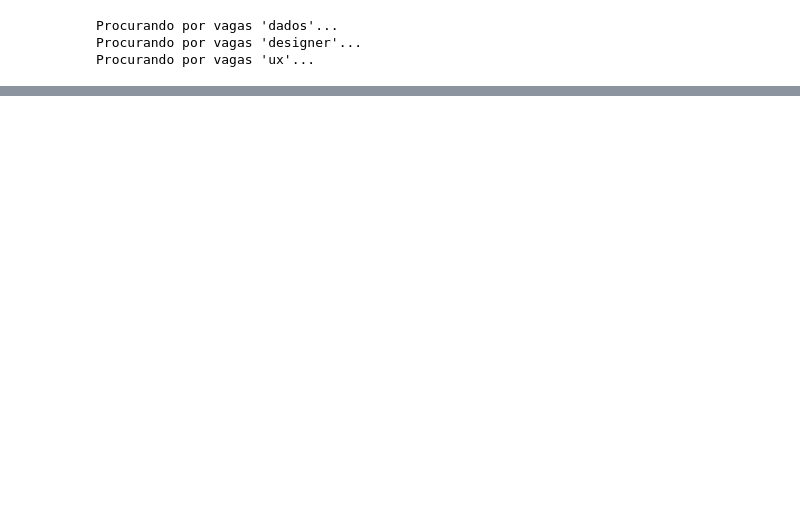
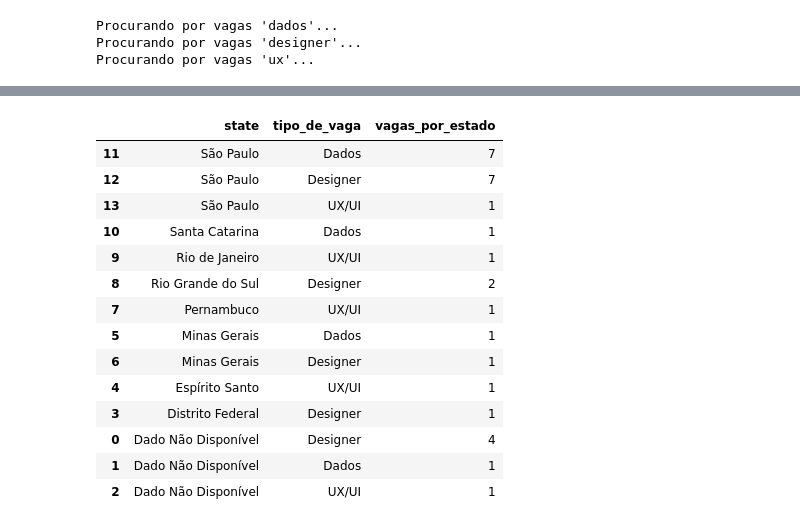
Before and after one commit to ht-yarll/gupy_api, a Jupyter notebook: test.ipynb, the cells around one changed output, grey strips where cells are left out. Drawn from its saved outputs; the diff is of its cells as text; code cells hidden in the pictures; blank space fills up the shorter version.

````diff
--- a/test.ipynb
+++ b/test.ipynb
@@ -18,6 +18,7 @@ df_vagas = pd.DataFrame.from_dict(df_normalize)
 ```
 # %%
 pd.set_option('display.max_rows', None)
+pd.set_option('display.max_columns', None)
 
 label_dados = 'dados'
 label_designer = 'designer'
@@ -91,2 +104,27 @@ df_vagas_consolidado
+# %%
+df_vagas_por_estado = (df_vagas.groupby('state')
+                    .agg(
+                        vagas_por_estado = ('tipo_de_vaga', 'value_counts'),
+                    )
+                    .reset_index()
+                    .sort_values('state', ascending=False)
+                )
+df_vagas_por_estado
+# %% [output]
+|  | state | tipo_de_vaga | vagas_por_estado |
+| 11 | São Paulo | Dados | 7 |
+| 12 | São Paulo | Designer | 7 |
+| 13 | São Paulo | UX/UI | 1 |
+| 10 | Santa Catarina | Dados | 1 |
+| 9 | Rio de Janeiro | UX/UI | 1 |
+| 8 | Rio Grande do Sul | Designer | 2 |
+| 7 | Pernambuco | UX/UI | 1 |
+| 5 | Minas Gerais | Dados | 1 |
+| 6 | Minas Gerais | Designer | 1 |
+| 4 | Espírito Santo | UX/UI | 1 |
+| 3 | Distrito Federal | Designer | 1 |
+| 0 | Dado Não Disponível | Designer | 4 |
+| 1 | Dado Não Disponível | Dados | 1 |
+| 2 | Dado Não Disponível | UX/UI | 1 |
 # %%
 fig, ax = plt.subplots(figsize=(16, 6))
````
Also changed, not shown: parts of 12 cells of this notebook, 4 other files.
